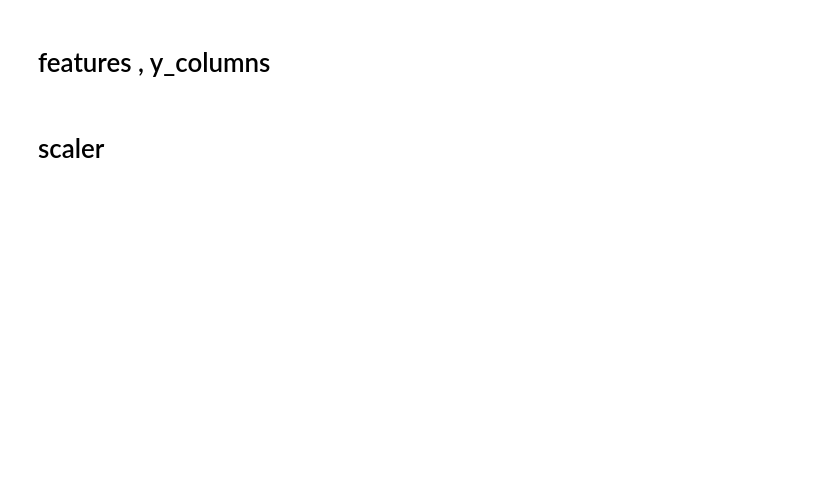
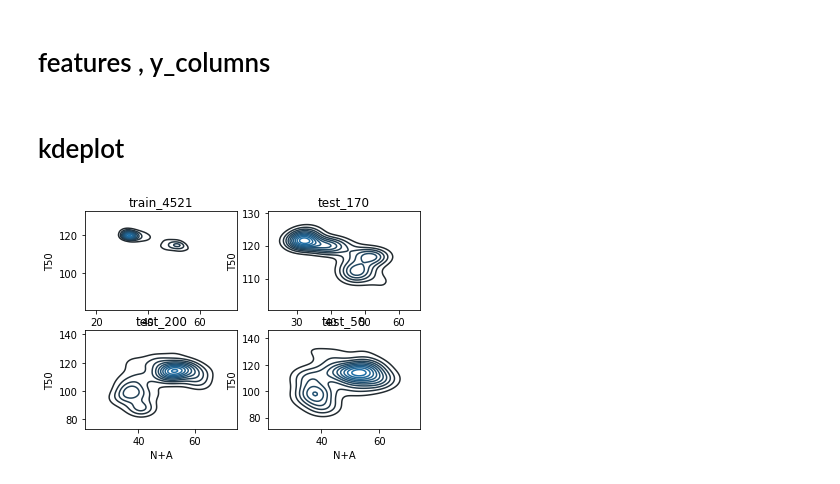
Before and after one commit to skywalker0803r/works, a Jupyter notebook: MultiOutputRegressor.ipynb, the cells around one changed output. Saved outputs shown, nothing was run; the diff lists cells and outputs as text; code cells hidden in the pictures; blank space fills up the shorter version.

```diff
--- a/MultiOutputRegressor.ipynb
+++ b/MultiOutputRegressor.ipynb
@@ -46,8 +58,9 @@ def modeling(my_model,train,test):
 # %% [markdown]
 # load data
 # %%
-data = pd.read_csv('/content/drive/My Drive/台塑輕油案子/data/test_250.csv',index_col=0)
-train = data.loc[data.index %5 != 0]
-test = data.loc[data.index %5 == 0].drop(95,axis=0)
-print(train.shape)
-print(test.shape)
+dataset = {}
+dataset['train_4521'] = pd.read_csv('/content/drive/My Drive/台塑輕油案子/data/train_4521.csv',index_col=0)
+dataset['test_170'] = pd.read_csv('/content/drive/My Drive/台塑輕油案子/data/test_170.csv',index_col=0)
+test_250 = pd.read_csv('/content/drive/My Drive/台塑輕油案子/data/test_250.csv',index_col=0)
+dataset['test_200'] = test_250.loc[test_250.index %5 != 0]
+dataset['test_50'] = test_250.loc[test_250.index %5 == 0].drop(95,axis=0)
@@ -56,0 +67,4 @@ print(test.shape)
+# %%
+for k in dataset.keys():
+  dataset[k]['tag'] = k
+  print(k,dataset[k].shape)
@@ -56,0 +78,10 @@ print(test.shape)
+# %%
+def cut_NA(x):
+  if x >= 36:
+    return 1
+  else:
+    return 0
+# %%
+for k in dataset.keys():
+  dataset[k]['cluster'] = dataset[k]['N+A'].apply(cut_NA)
+  print(dataset[k]['cluster'].value_counts())
@@ -63,2 +107,2 @@ y_columns = cols[4:]
 # %% [markdown]
-# scaler
+# kdeplot
@@ -68,0 +109,12 @@ test[features] = scaler_x.transform(test[features])
+# %%
+plt.figure()
+plot_col = ['N+A','T50']
+for i,k in enumerate(dataset.keys()):
+  plt.subplot(2,2,i+1)
+  sns.kdeplot(dataset[k][plot_col],label=k)
+  plt.title(k)
+  plt.xlabel('N+A')
+  plt.ylabel('T50')
+plt.show()
+# %% [output]
+[figure, added]
```
Also changed, not shown: parts of 31 cells of this notebook.
